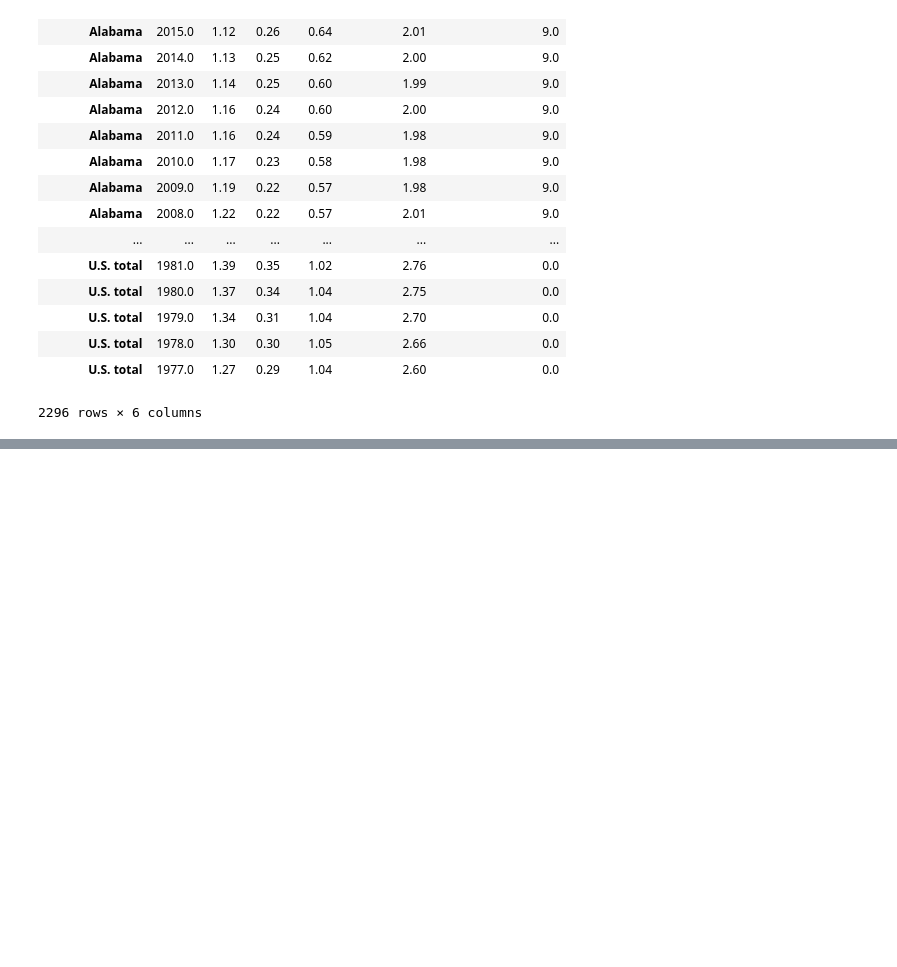
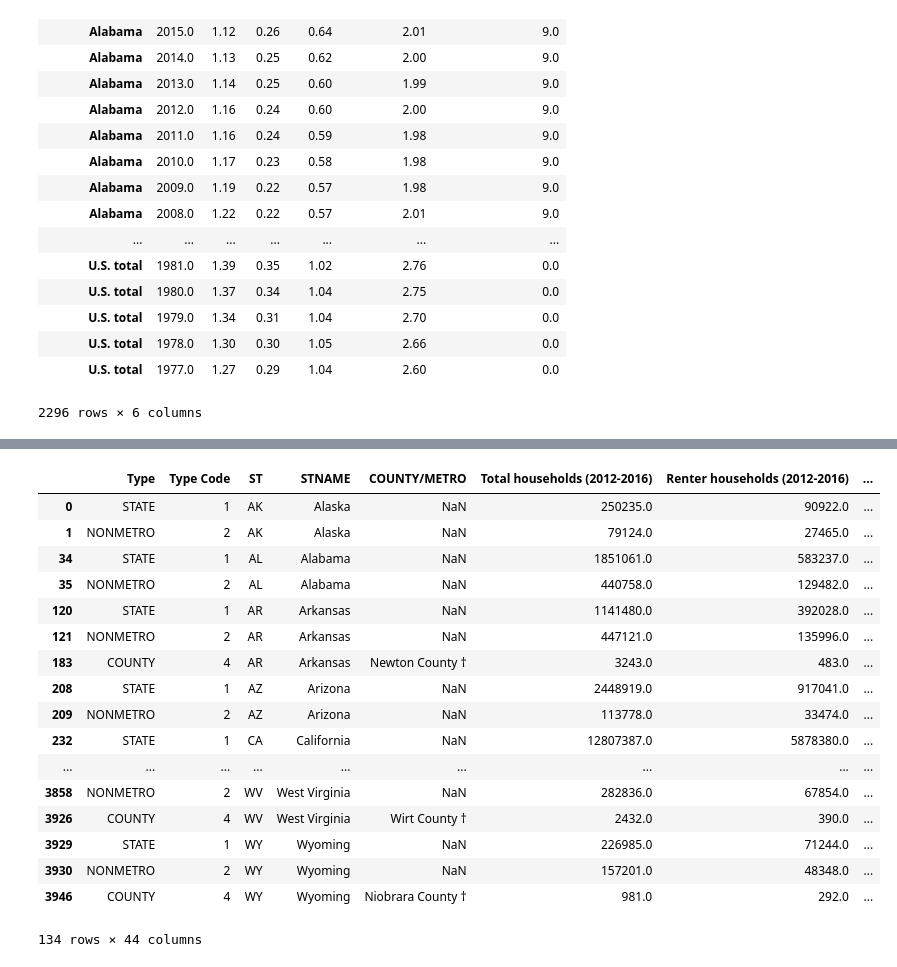
Before and after one commit to epayne323/ProjectOneRepo, a Jupyter notebook: Notebooks/Working_DataCleanup_RM.ipynb, the cells around one changed output, grey strips where cells are left out. Drawn from its saved outputs; the diff is of its cells as text; code cells hidden in the pictures; blank space fills up the shorter version.

```diff
--- a/Notebooks/Working_DataCleanup_RM.ipynb
+++ b/Notebooks/Working_DataCleanup_RM.ipynb
@@ -435,0 +530,22 @@ alcohol_consump_geo_df.to_csv(os.path.join("..","Data","Clean","per_capita_alcoh
+# %%
+# rent_df.isnull().any()
+rent_df.loc[rent_df.isnull().any(axis=1)]
+# %% [output]
+|  | Type | Type Code | ST | STNAME | COUNTY/METRO | Total households (2012-2016) | Renter households (2012-2016) | ... |
+| 0 | STATE | 1 | AK | Alaska | NaN | 250235.0 | 90922.0 | ... |
+| 1 | NONMETRO | 2 | AK | Alaska | NaN | 79124.0 | 27465.0 | ... |
+| 34 | STATE | 1 | AL | Alabama | NaN | 1851061.0 | 583237.0 | ... |
+| 35 | NONMETRO | 2 | AL | Alabama | NaN | 440758.0 | 129482.0 | ... |
+| 120 | STATE | 1 | AR | Arkansas | NaN | 1141480.0 | 392028.0 | ... |
+| 121 | NONMETRO | 2 | AR | Arkansas | NaN | 447121.0 | 135996.0 | ... |
+| 183 | COUNTY | 4 | AR | Arkansas | Newton County † | 3243.0 | 483.0 | ... |
+| 208 | STATE | 1 | AZ | Arizona | NaN | 2448919.0 | 917041.0 | ... |
+| 209 | NONMETRO | 2 | AZ | Arizona | NaN | 113778.0 | 33474.0 | ... |
+| 232 | STATE | 1 | CA | California | NaN | 12807387.0 | 5878380.0 | ... |
+| ... | ... | ... | ... | ... | ... | ... | ... | ... |
+| 3858 | NONMETRO | 2 | WV | West Virginia | NaN | 282836.0 | 67854.0 | ... |
+| 3926 | COUNTY | 4 | WV | West Virginia | Wirt County † | 2432.0 | 390.0 | ... |
+| 3929 | STATE | 1 | WY | Wyoming | NaN | 226985.0 | 71244.0 | ... |
+| 3930 | NONMETRO | 2 | WY | Wyoming | NaN | 157201.0 | 48348.0 | ... |
+| 3946 | COUNTY | 4 | WY | Wyoming | Niobrara County † | 981.0 | 292.0 | ... |
+134 rows × 44 columns
```
Also changed, not shown: parts of 20 cells of this notebook, 2 other files.
